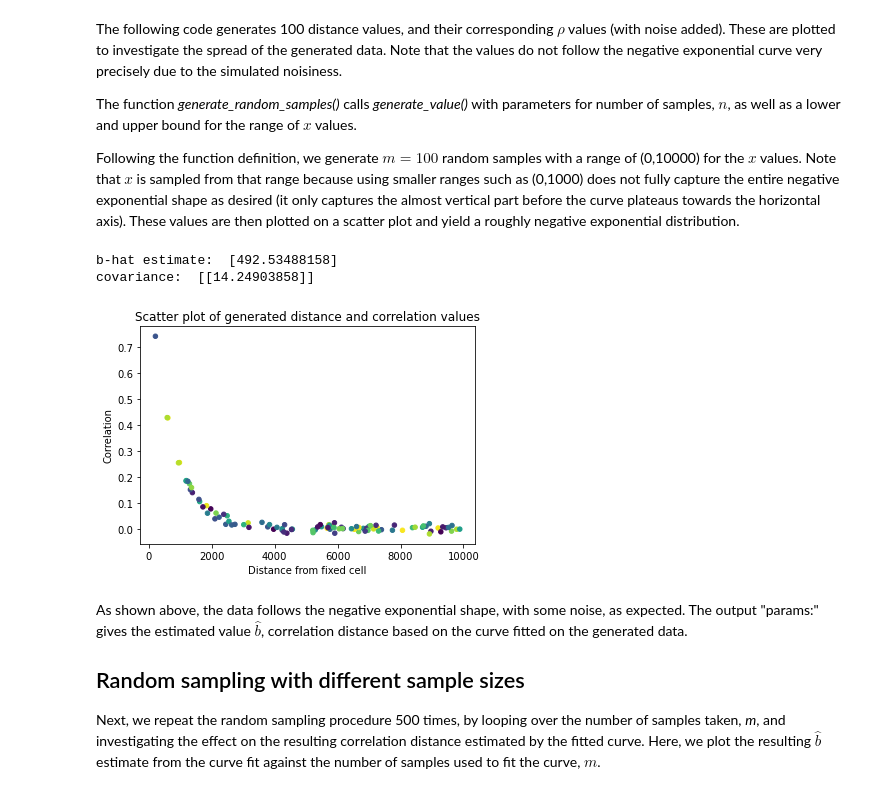
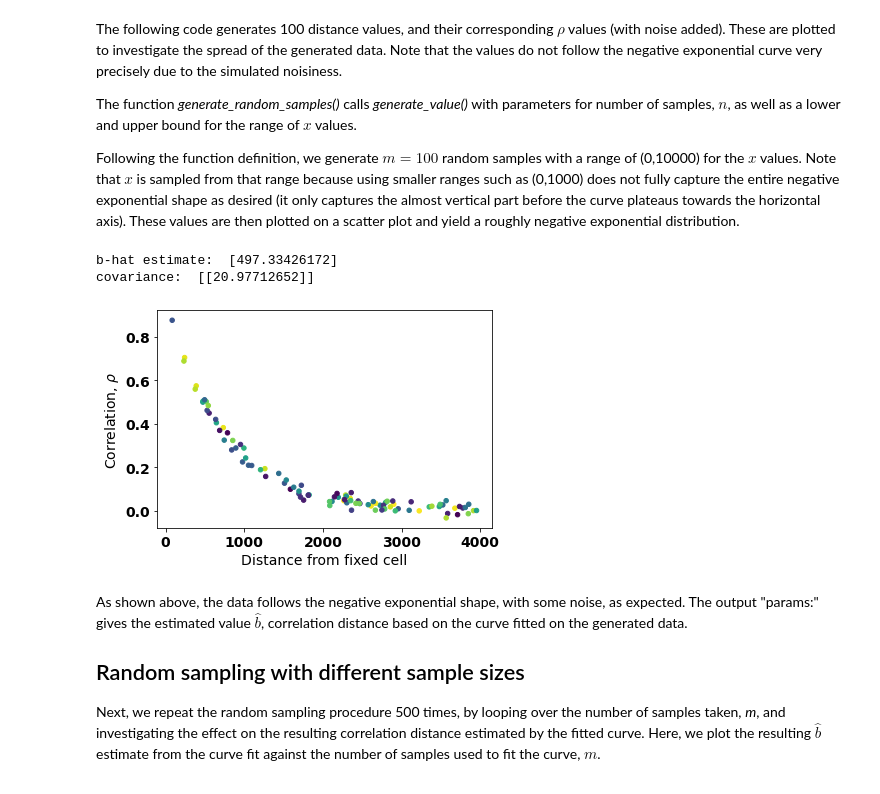
Before and after one commit to mustafa-majid-uu/curvefit_sampling, a Jupyter notebook: sampling.ipynb, the cells around one changed output. Drawn from its saved outputs; the diff is of its cells as text; code cells hidden in the pictures.

```diff
--- a/sampling.ipynb
+++ b/sampling.ipynb
@@ -11,7 +11,11 @@ import random
 import numpy as np
 from scipy import optimize
 import matplotlib.pyplot as plt
-np.random.seed(0)
+font = {
+        'weight' : 'bold',
+        'size'   : 14}
+
+plt.rc('font', **font)
 # %% [markdown]
 <h2>Generating Noisy Artificial Data</h2>
 
@@ -20,13 +24,15 @@ The following are two of the functions used for the experiment. The first is the
 The second function calls the first to generate a value of $\rho$ for a given $x$ value input. The parameter $b$ is fixed as 500. The noise is simulated by adding a value to $\rho$ that was sampled from a normal distribution with mean = 0 and standard deviation = 0.05. The standard deviation was chosen to be small enough to not cause deviations from the negative exponential curve, but it was big enough to introduce adequate noise in the results.
 # %%
 np.random.seed(0)
-def cordist(x,b): #correlation y for distance to cell, d, and correlation distance, b
-    rho = 2**(-x/b)
+error_val = 0.02
+
+def cordist(d,D): #correlation rho for distance to cell, d, and correlation distance, b
+    rho = 2**(-d/D)
     return(rho)
 
 def generate_value(d): #generate correlation value using the function above, with corr. distance fixed  (b=500km). Distance to grid cell, d, is the input parameter.
     rho = cordist(d,500)
-    rho += np.random.normal(0.0, 0.01, 1)[0]  #add random error, taken from a normal distribution with mean = 0 and standard deviation = 0.02
+    rho += np.random.normal(0.0, error_val, 1)[0]  #add random error, taken from a normal distribution with mean = 0 and standard deviation = 0.02
 
     if rho > 1: #correlation cannot be outside the range [-1,1], so I have chosen to truncate the value in that case.
         rho = 1
@@ -44,30 +50,30 @@ Following the function definition, we generate $m=100$ random samples with a ran
 # %%
 np.random.seed(0)
 def generate_random_samples(n,lower_bound,upper_bound): #a function that generates n random samples, with distance values of a given range
     x = []
     y = []
     for i in range(n):
         d= np.random.uniform(lower_bound,upper_bound)     #generate random distance value from fixed cell as a sample from a uniform distribution, in the range L.B. to U.B.
         rho = generate_value(d)
         x.append(d)
         y.append(rho)
     return ((x,y))
 
 #Generate scatter plot of distance vs correlation, with random colors to help differentiate overlapping points.
 m = 100 #number of samples
-x,y = generate_random_samples(m,0,10000)
+x,y = generate_random_samples(m,0,4000)
 plt.figure(0)
 plt.scatter(x,y, c=np.random.rand(len(x)), s=20)
 plt.xlabel("Distance from fixed cell")
-plt.ylabel("Correlation")
-plt.title("Scatter plot of generated distance and correlation values")
+plt.ylabel(r'Correlation, $\rho$')
+#plt.title("Scatter plot of generated distance and correlation values")
 params, covs = optimize.curve_fit(cordist, xdata = x, ydata = y, p0=400) #fit curve with generated data and initial guess for parameter as 500km
 print("b-hat estimate: ", params) #this prints the value of b (corr. distance) estimated from the curve fit on the generated data
 print("covariance: ", covs)
 # %% [output]
-b-hat estimate:  [492.53488158]
-covariance:  [[14.24903858]]
+b-hat estimate:  [497.33426172]
+covariance:  [[20.97712652]]
-[figure, old version]
+[figure, new version]
 # %% [markdown]
 As shown above, the data follows the negative exponential shape, with some noise, as expected. The output "params:" gives the estimated value $\hat{b}$, correlation distance based on the curve fitted on the generated data.
 
```
Also changed, not shown: parts of 2 cells of this notebook, 1 other file.
